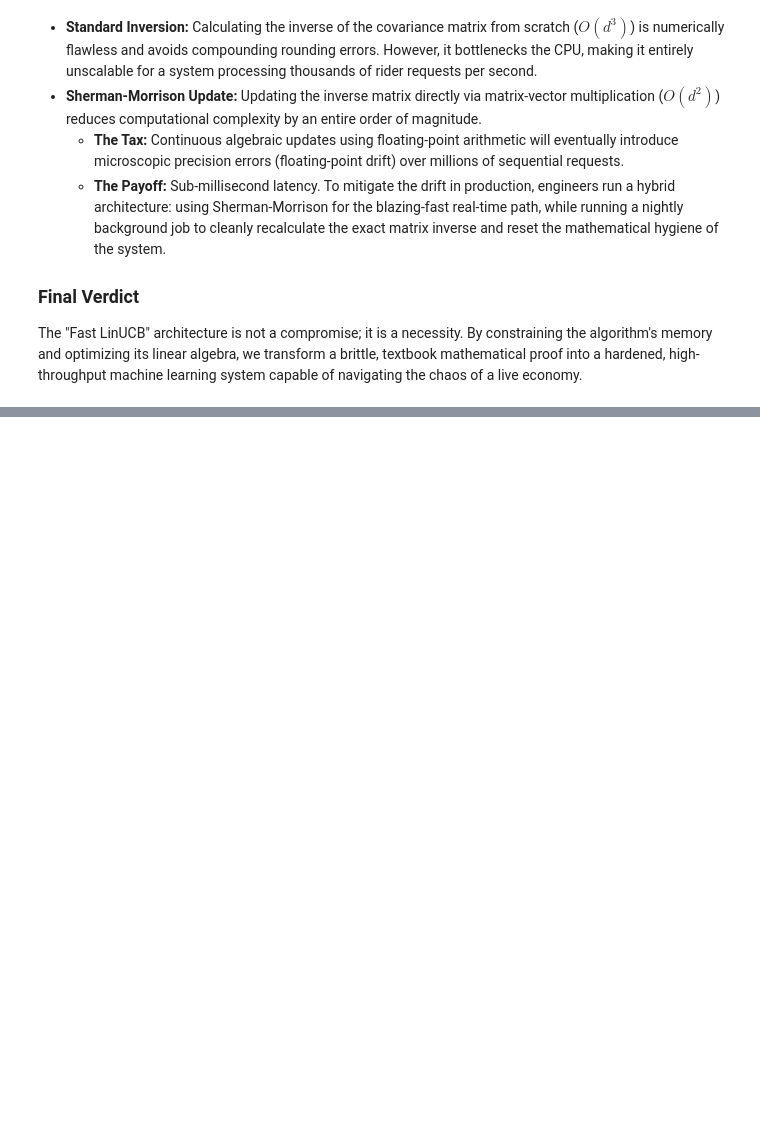
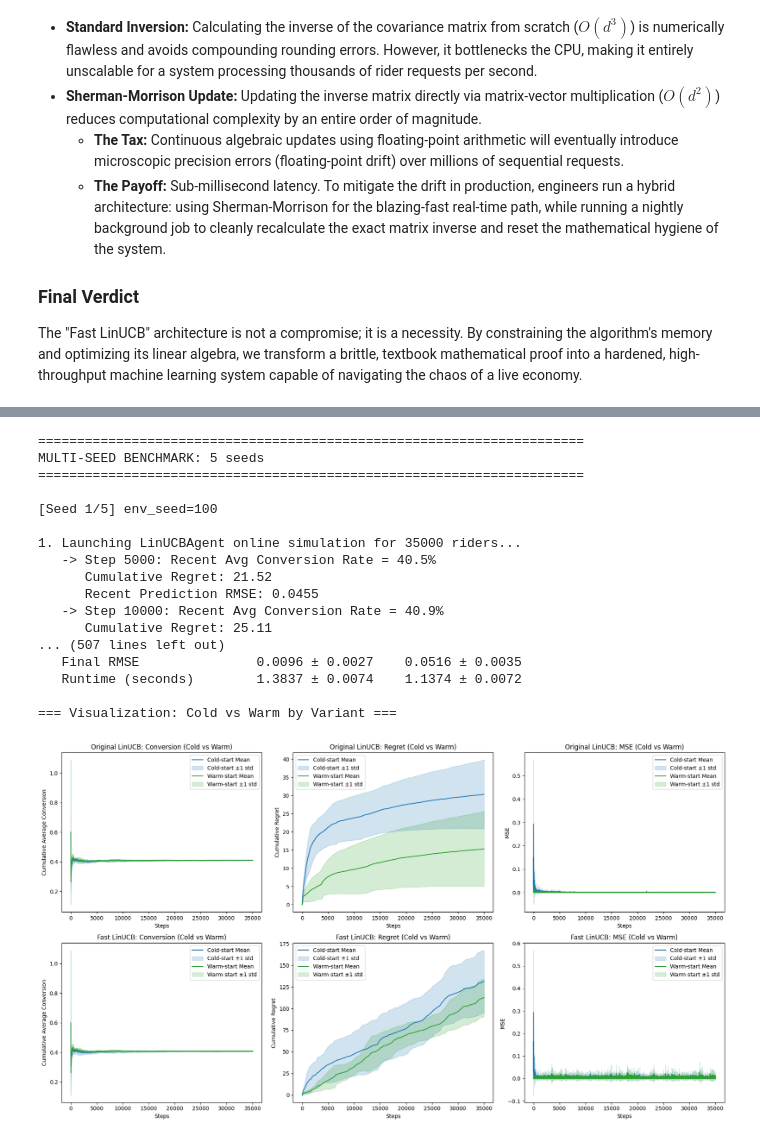
Before and after one commit to hieutrungle/causaldyn, a Jupyter notebook: tutorial/linucb.ipynb, the cells around one changed output, grey strips where cells are left out. Cells and saved outputs as stored; diff of their text form; code cells hidden in the pictures; blank space fills up the shorter version.

Commit message:
add warm-start analysis and reasoning to LinUCB

```diff
--- a/tutorial/linucb.ipynb
+++ b/tutorial/linucb.ipynb
@@ -576,0 +911,56 @@ The "Fast LinUCB" architecture is not a compromise; it is a necessity. By constr
+# %%
+import importlib
+import caudyn.linucb as linucb_mod
+linucb_mod = importlib.reload(linucb_mod)
+
+seeds = [100, 101, 102, 103, 104]
+n_steps = 35000
+
+cold_start_result = linucb_mod.run_multi_seed_comparison(
+    seeds=seeds,
+    n_steps=n_steps,
+    progress_every=5000,
+    original_kwargs={"alpha": 0.5},
+    fast_kwargs={"alpha": 0.5, "gamma": 0.995},
+)
+
+warm_start_result = linucb_mod.run_static_warm_start_multi_seed(
+    offline_csv_path=str(offline_csv_path),
+    seeds=seeds,
+    n_steps=n_steps,
+    progress_every=5000,
+    prior_weight=30.0,
+    ridge_alpha=1.0,
+    rlearner_cv=5,
+    rlearner_random_state=42,
+    original_kwargs={"alpha": 0.5},
+    fast_kwargs={"alpha": 0.5, "gamma": 0.995},
+)
+
+print("\n=== Cold-start Summary ===")
+linucb_mod.print_multi_seed_summary(cold_start_result)
+print("\n=== Warm-start Summary (R-Learner priors) ===")
+linucb_mod.print_multi_seed_summary(warm_start_result)
+
+print("\n=== Visualization: Cold vs Warm by Variant ===")
+linucb_mod.plot_cold_vs_warm_start_comparison(cold_start_result, warm_start_result)
+plt.show()
+# %% [output]
+======================================================================
+MULTI-SEED BENCHMARK: 5 seeds
+======================================================================
+
+[Seed 1/5] env_seed=100
+
+1. Launching LinUCBAgent online simulation for 35000 riders...
+   -> Step 5000: Recent Avg Conversion Rate = 40.5%
+      Cumulative Regret: 21.52
+      Recent Prediction RMSE: 0.0455
+   -> Step 10000: Recent Avg Conversion Rate = 40.9%
+      Cumulative Regret: 25.11
+... (507 lines left out)
+   Final RMSE               0.0096 ± 0.0027    0.0516 ± 0.0035
+   Runtime (seconds)        1.3837 ± 0.0074    1.1374 ± 0.0072
+
+=== Visualization: Cold vs Warm by Variant ===
+[figure, added]
```
Also changed, not shown: parts of 8 cells of this notebook.
